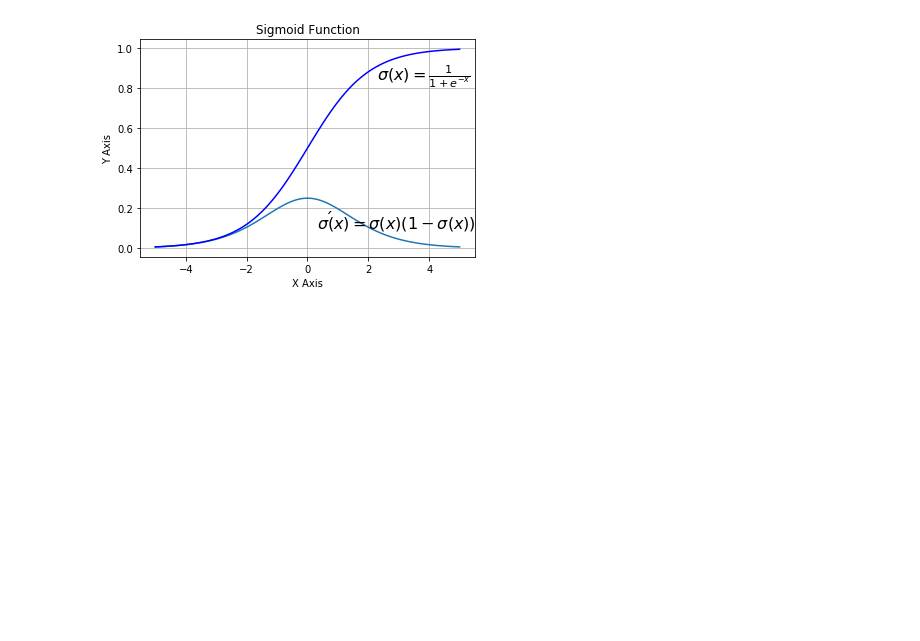
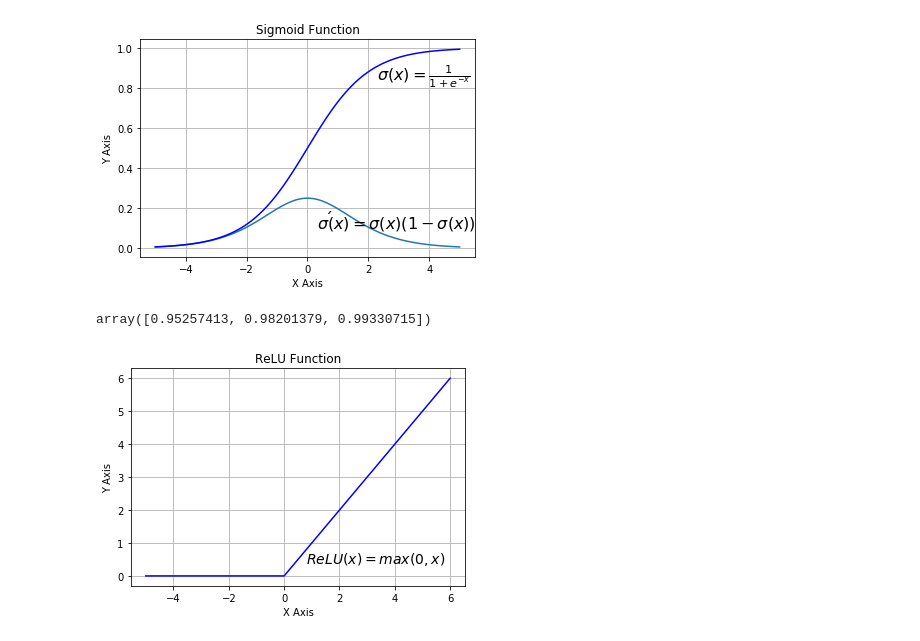
Before and after one commit to ShrillShrestha/Neural-Network-Intro, a Jupyter notebook: LNetwork.ipynb, the cells around one changed output. Saved outputs shown, nothing was run; the diff lists cells and outputs as text; code cells hidden in the pictures; blank space fills up the shorter version.

```diff
--- a/LNetwork.ipynb
+++ b/LNetwork.ipynb
@@ -95,3 +95,32 @@ plt.text(0.3, 0.1, r'$\sigma\'(x) = \sigma(x)(1 - \sigma(x))$', fontsize=16)
 plt.show()
 # %% [output]
 [figure]
+# %%
+@np.vectorize
+def sigmoid(x):
+    return 1/(1 + np.e ** -x)
+#sigmoid = np.vectorize(sigmoid)
+sigmoid([3, 4, 5])
+# %% [output]
+array([0.95257413, 0.98201379, 0.99330715])
+# %%
+def ReLU(x):
+    return np.maximum(0.0, x)
+
+#derivation of relu
+def ReLU_derivation(x):
+    if(x <= 0):
+        return 0
+    else:
+        return 1
+# %%
+X = np.linspace(-5, 6, 100)
+plt.plot(X, ReLU(X), 'b')
+plt.xlabel('X Axis')
+plt.ylabel('Y Axis')
+plt.title('ReLU Function')
+plt.grid()
+plt.text(0.8, 0.4, r'$ReLU(x)=max(0, x)$', fontsize=14)
+plt.show()
+# %% [output]
+[figure, added]
```
Also changed, not shown: parts of 1 cell of this notebook.
